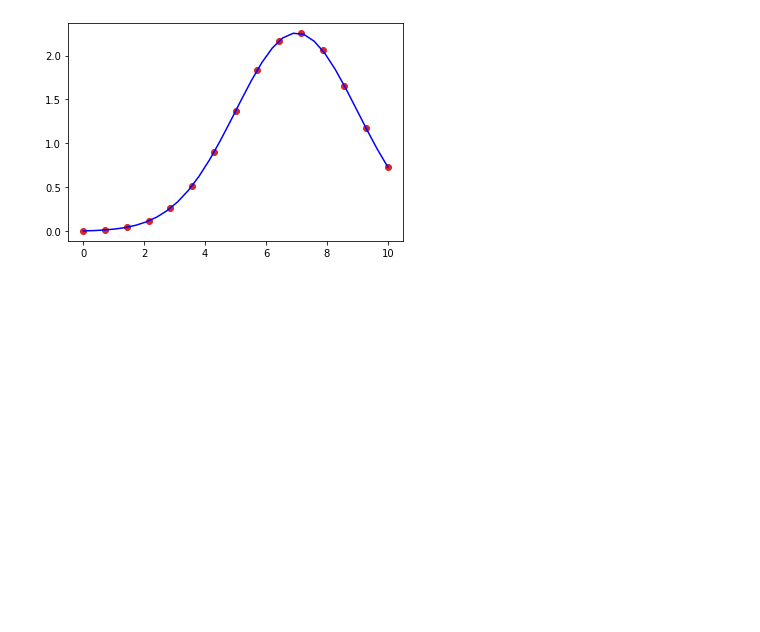
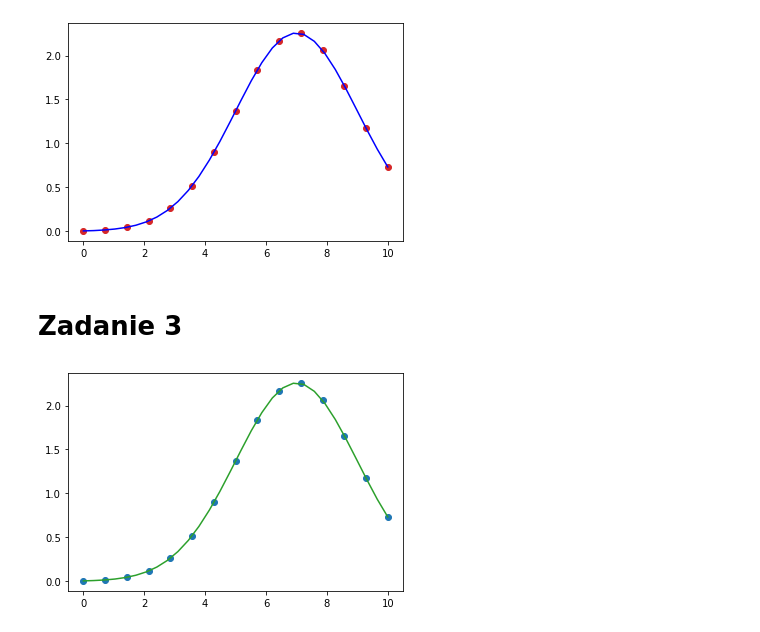
Before and after one commit to 11jolek11/BigData, a Jupyter notebook: List2.ipynb, the cells around one changed output. Saved outputs shown, nothing was run; the diff lists cells and outputs as text; code cells hidden in the pictures; blank space fills up the shorter version.

```diff
--- a/List2.ipynb
+++ b/List2.ipynb
@@ -83,3 +77,14 @@ plt.scatter(x_data, y_data, color="tab:red")
 plt.show()
 # %% [output]
 [figure]
+# %% [markdown]
+# Zadanie 3
+# %%
+tck = interpolate.splrep(x_data, y_data, s=0)
+y = interpolate.splev(x, tck, der=0)
+
+plt.plot(x, y, color="tab:green")
+plt.scatter(x_data, y_data)
+plt.show()
+# %% [output]
+[figure, added]
```
Also changed, not shown: parts of 2 cells of this notebook.
